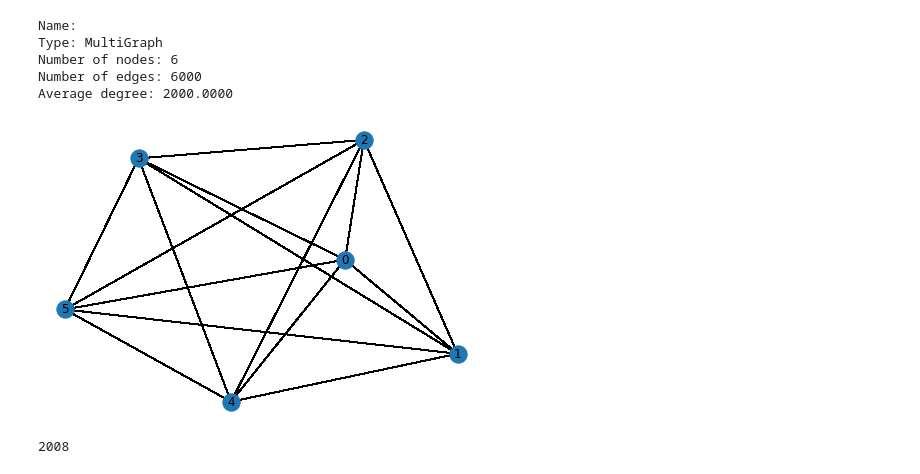
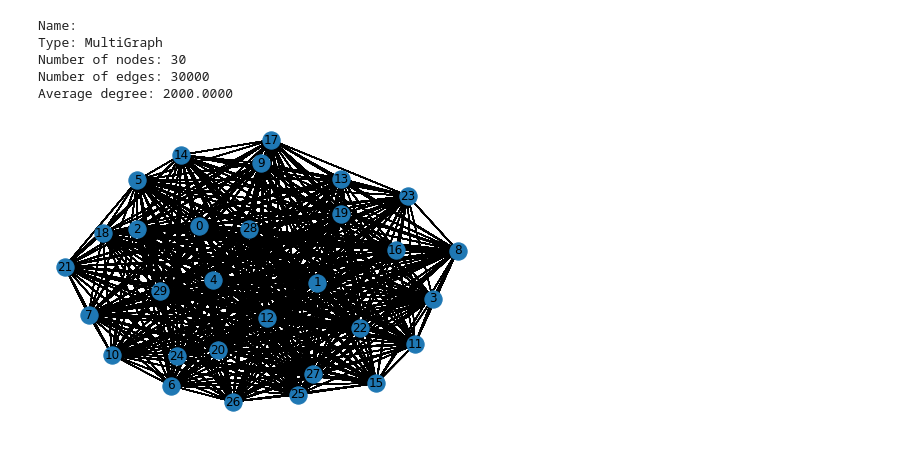
Before and after one commit to aprili1u/Fish-Network, a Jupyter notebook: Network_v5.ipynb, the cells around one changed output. Saved outputs shown, nothing was run; the diff lists cells and outputs as text; code cells hidden in the pictures.

```diff
--- a/Network_v5.ipynb
+++ b/Network_v5.ipynb
@@ -50,7 +50,7 @@ class Network:
         #otherwise we use the poisson distribution or Uniform distribution to generate probabilities of picking edges
 
         if (mode == None): #completely random case
-            indices = np.random.choice(self.num_nodes, size = int(self.interactions_per_node*self.num_nodes/2), 2)) #pick 2 possible nodes to interact
+            indices = np.random.choice(self.num_nodes, size = (int(self.interactions_per_node*self.num_nodes/2), 2)) #pick 2 possible nodes to interact
             for i in range(int(self.interactions_per_node*self.num_nodes/2)): #/2 by two because with one edge 2individuals interact
                 ind1 = indices[i][0]
                 ind2 = indices[i][1]
@@ -328,24 +326,20 @@ SyntaxError: invalid syntax (<ipython-input-5-89cf6194728f>, line 52)
 # %%
 #Simulation parameters
-num_nodes = 6
+num_nodes = 30
 interactions_per_node = 2000
 hawk_dove_payoff = [0.5, -1.5, 1, 0, 0.5, 0.5]
 memory_cost = 0.01
-initial_memory_poisson = 4
+initial_memory_poisson = 20
 initial_aggression = 1
 
 #Create the initial Network
 my_network = Network(num_nodes, interactions_per_node, hawk_dove_payoff, memory_cost, initial_memory_poisson, initial_aggression)
 my_network.interact()
 my_network.show()
 # %% [output]
 Name:
 Type: MultiGraph
-Number of nodes: 6
-Number of edges: 6000
+Number of nodes: 30
+Number of edges: 30000
 Average degree: 2000.0000
-[figure, old version]
+[figure, new version]
-# %%
-len(my_network.fitness_history[1])
-# %% [output]
-2008
```
Also changed, not shown: parts of 9 cells of this notebook.
